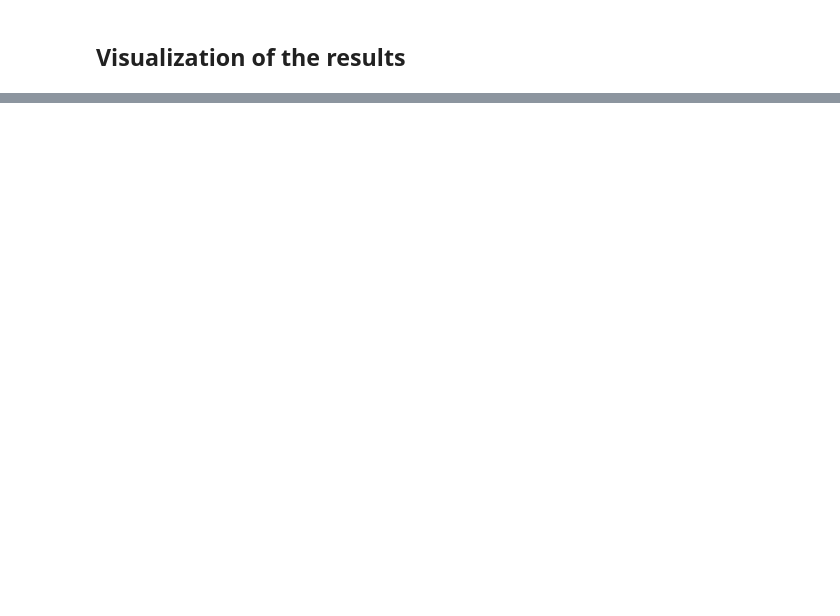
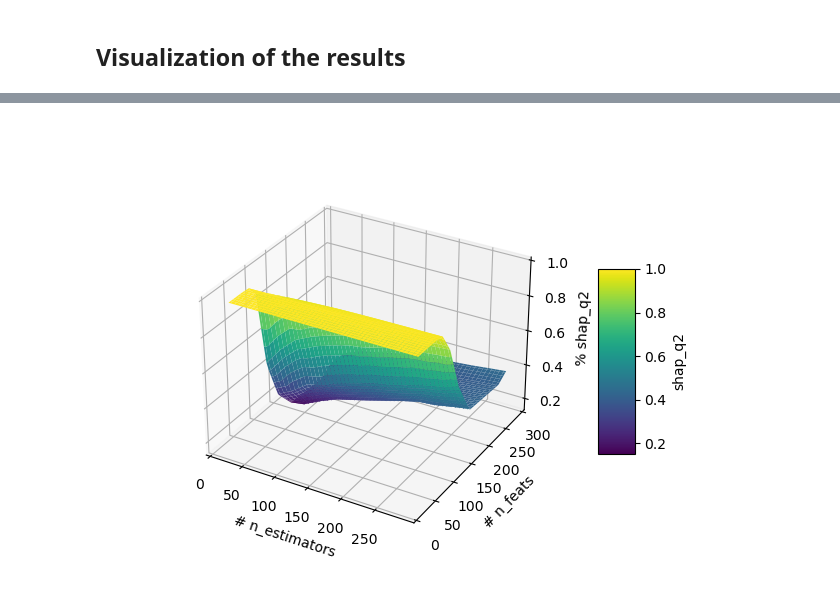
Before and after one commit to edo1691/ad_shap_stability, a Jupyter notebook: notebooks/01_03_results.ipynb, the cells around one changed output, grey strips where cells are left out. Saved outputs shown, nothing was run; the diff lists cells and outputs as text; code cells hidden in the pictures; blank space fills up the shorter version.

```diff
--- a/notebooks/01_03_results.ipynb
+++ b/notebooks/01_03_results.ipynb
@@ -195,0 +170,5 @@ print(bank_iforest_auc_precision_recall)
+# %%
+# Example usage (assuming 'df' is your DataFrame)
+plot_3d_surface(df, 'n_estimators', 'n_feats', 'shap_q2', y_step=50)
+# %% [output]
+[figure, added]
```
Also changed, not shown: parts of 17 cells of this notebook, 1 other file.
